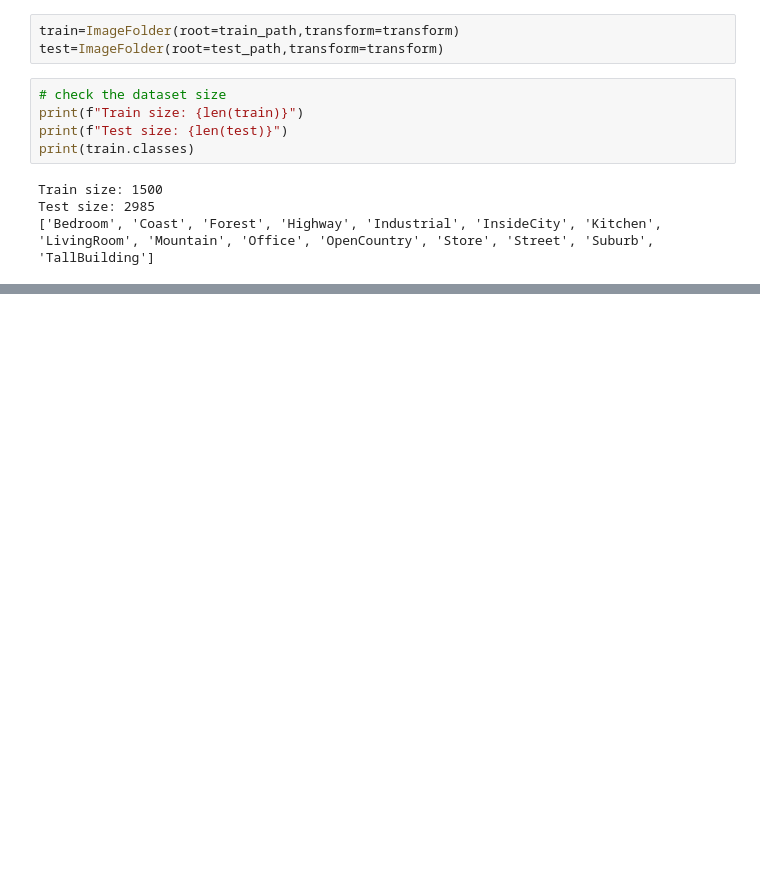
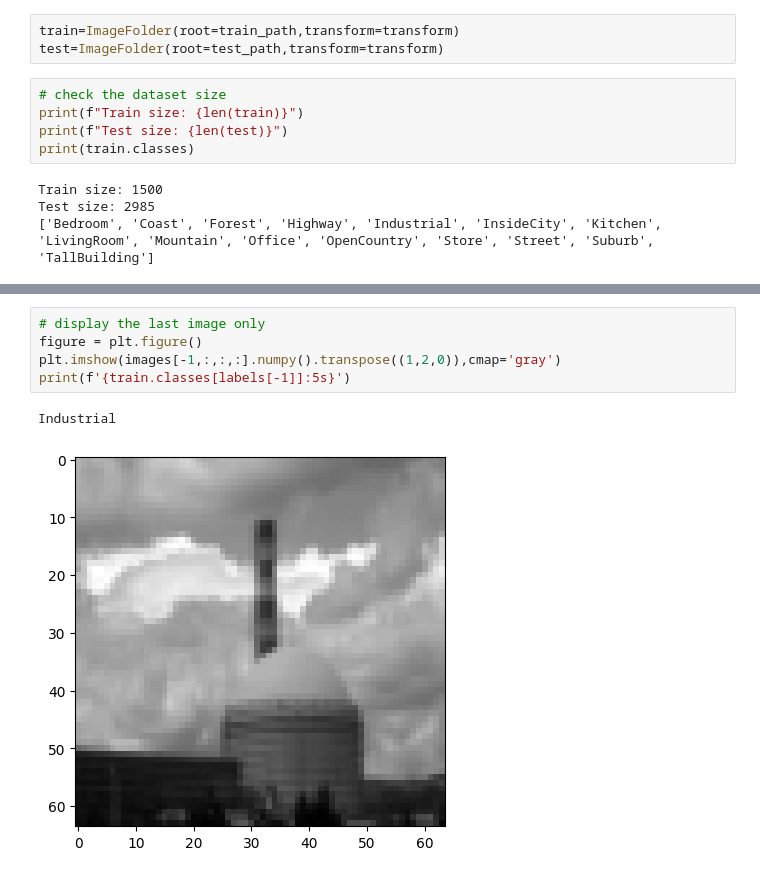
Before and after one commit to AlessandroCesaTs/Computer_Vision_Project_Cesa, a Jupyter notebook: project.ipynb, the cells around one changed output, grey strips where cells are left out. Drawn from its saved outputs; the diff is of its cells as text; blank space fills up the shorter version.

```diff
--- a/project.ipynb
+++ b/project.ipynb
@@ -95,0 +98,8 @@ fatal: not a git repository (or any of the parent directories): .git
+# %%
+# display the last image only
+figure = plt.figure()
+plt.imshow(images[-1,:,:,:].numpy().transpose((1,2,0)),cmap='gray')
+print(f'{train.classes[labels[-1]]:5s}')
+# %% [output]
+Industrial
+[figure, added]
```
Also changed, not shown: parts of 11 cells of this notebook.
